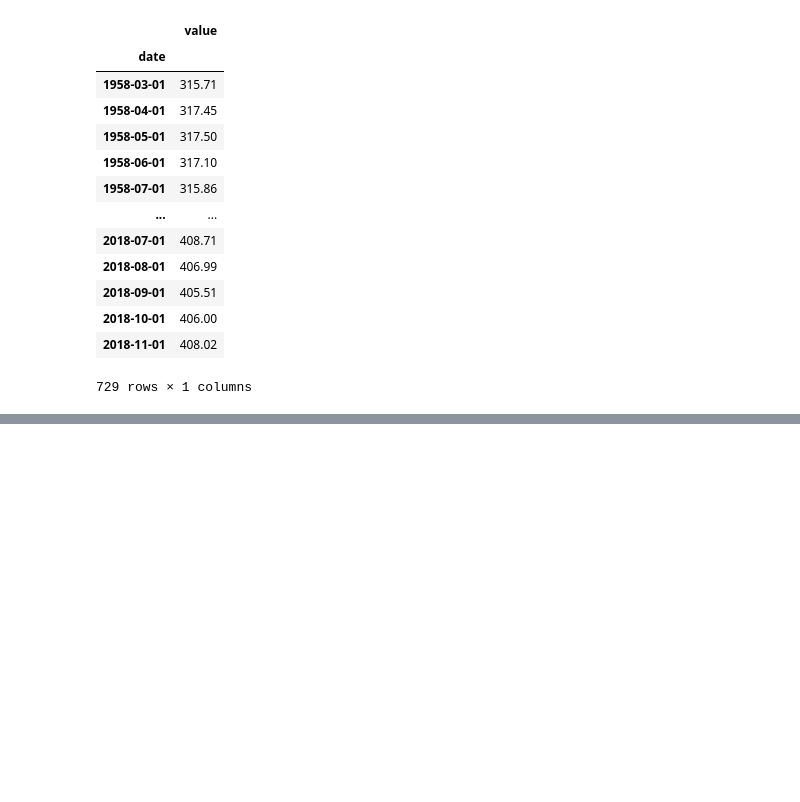
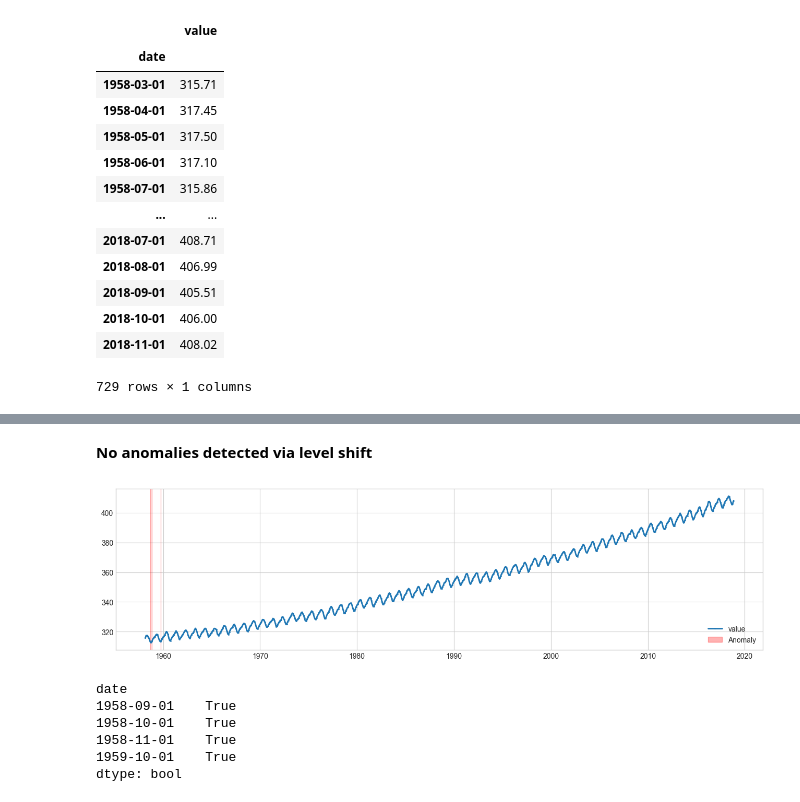
Before and after one commit to Leywa-git/Start_UP_IT_PDS2, a Jupyter notebook: Lesson_46/dz_46.ipynb, the cells around one changed output, grey strips where cells are left out. Cells and saved outputs as stored; diff of their text form; code cells hidden in the pictures; blank space fills up the shorter version.

```diff
--- a/Lesson_46/dz_46.ipynb
+++ b/Lesson_46/dz_46.ipynb
@@ -32,0 +55,17 @@ TypeError: Index of the input time series must be a pandas DatetimeIndex object.
+# %% [markdown]
+**No anomalies detected via level shift**
+# %%
+outlier_detector = OutlierDetector(LocalOutlierFactor())
+anomalies = outlier_detector.fit_detect(dataframe)
+plot(dataframe, anomaly=anomalies, ts_linewidth=2, anomaly_color="red", anomaly_alpha=0.3, curve_group="all");
+# %% [output]
+[figure, added]
+# %%
+anomalies[anomalies]
+# %% [output]
+date
+1958-09-01    True
+1958-10-01    True
+1958-11-01    True
+1959-10-01    True
+dtype: bool
```
Also changed, not shown: parts of 19 cells of this notebook.
